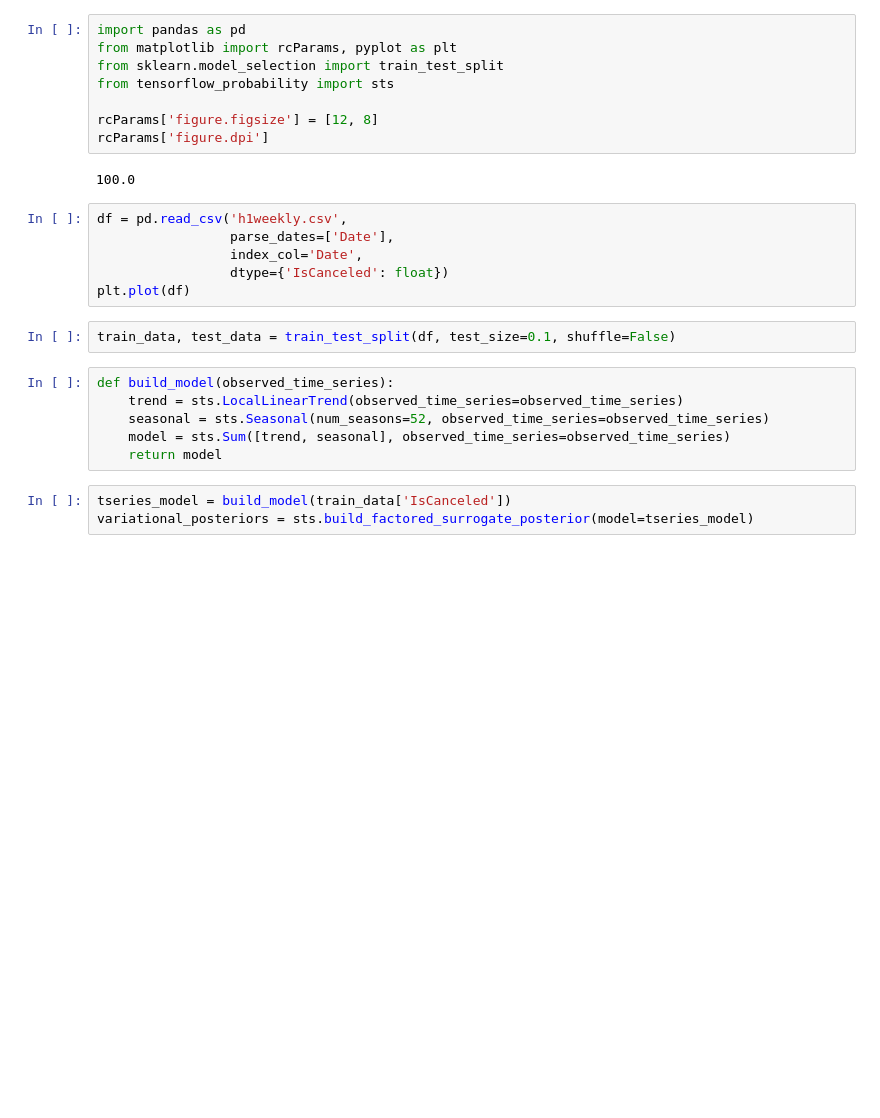
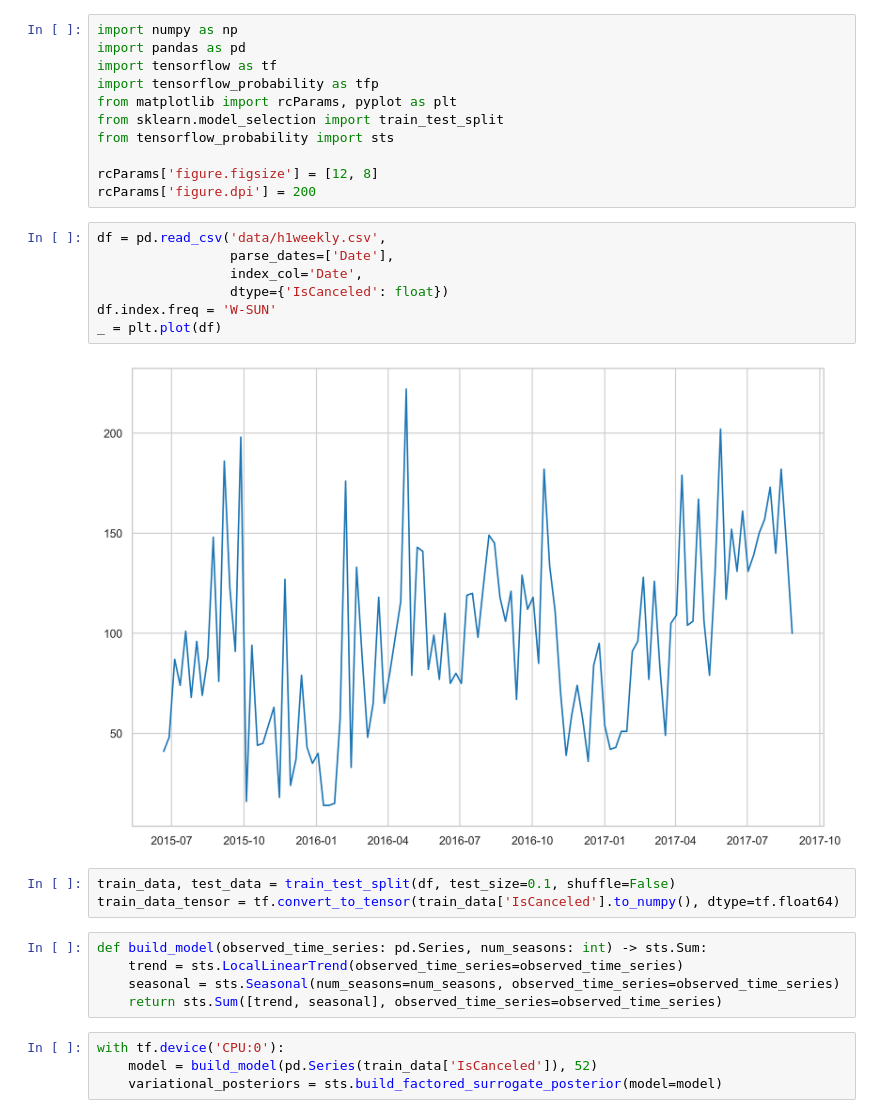
Before and after one commit to vasily-kartashov/time-series-with-bayesian-modelling, a Jupyter notebook: part-07.ipynb, the cells around one changed output. Saved outputs shown, nothing was run; the diff lists cells and outputs as text; blank space fills up the shorter version.

Commit message:
Tensorflow probability model

```diff
--- a/part-07.ipynb
+++ b/part-07.ipynb
@@ -1,27 +1,32 @@
 # %%
+import numpy as np
 import pandas as pd
+import tensorflow as tf
+import tensorflow_probability as tfp
 from matplotlib import rcParams, pyplot as plt
 from sklearn.model_selection import train_test_split
 from tensorflow_probability import sts
 
 rcParams['figure.figsize'] = [12, 8]
-rcParams['figure.dpi']
+rcParams['figure.dpi'] = 200
-# %% [output]
-100.0
 # %%
-df = pd.read_csv('h1weekly.csv',
+df = pd.read_csv('data/h1weekly.csv',
                  parse_dates=['Date'],
                  index_col='Date',
                  dtype={'IsCanceled': float})
-plt.plot(df)
+df.index.freq = 'W-SUN'
+_ = plt.plot(df)
+# %% [output]
+[figure, added]
 # %%
 train_data, test_data = train_test_split(df, test_size=0.1, shuffle=False)
+train_data_tensor = tf.convert_to_tensor(train_data['IsCanceled'].to_numpy(), dtype=tf.float64)
 # %%
-def build_model(observed_time_series):
+def build_model(observed_time_series: pd.Series, num_seasons: int) -> sts.Sum:
     trend = sts.LocalLinearTrend(observed_time_series=observed_time_series)
-    seasonal = sts.Seasonal(num_seasons=52, observed_time_series=observed_time_series)
-    model = sts.Sum([trend, seasonal], observed_time_series=observed_time_series)
-    return model
+    seasonal = sts.Seasonal(num_seasons=num_seasons, observed_time_series=observed_time_series)
+    return sts.Sum([trend, seasonal], observed_time_series=observed_time_series)
 # %%
-tseries_model = build_model(train_data['IsCanceled'])
-variational_posteriors = sts.build_factored_surrogate_posterior(model=tseries_model)
+with tf.device('CPU:0'):
+    model = build_model(pd.Series(train_data['IsCanceled']), 52)
+    variational_posteriors = sts.build_factored_surrogate_posterior(model=model)
```
Also changed, not shown: parts of 7 cells of this notebook, 1 other file.
